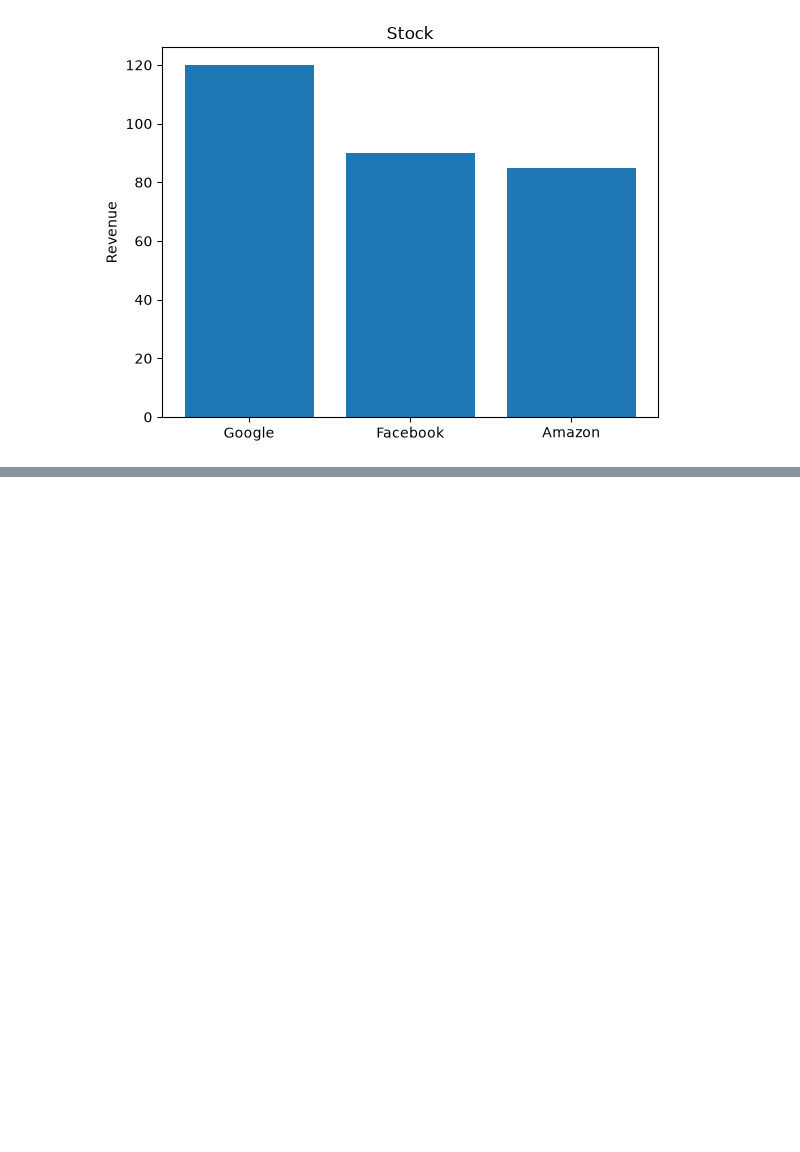
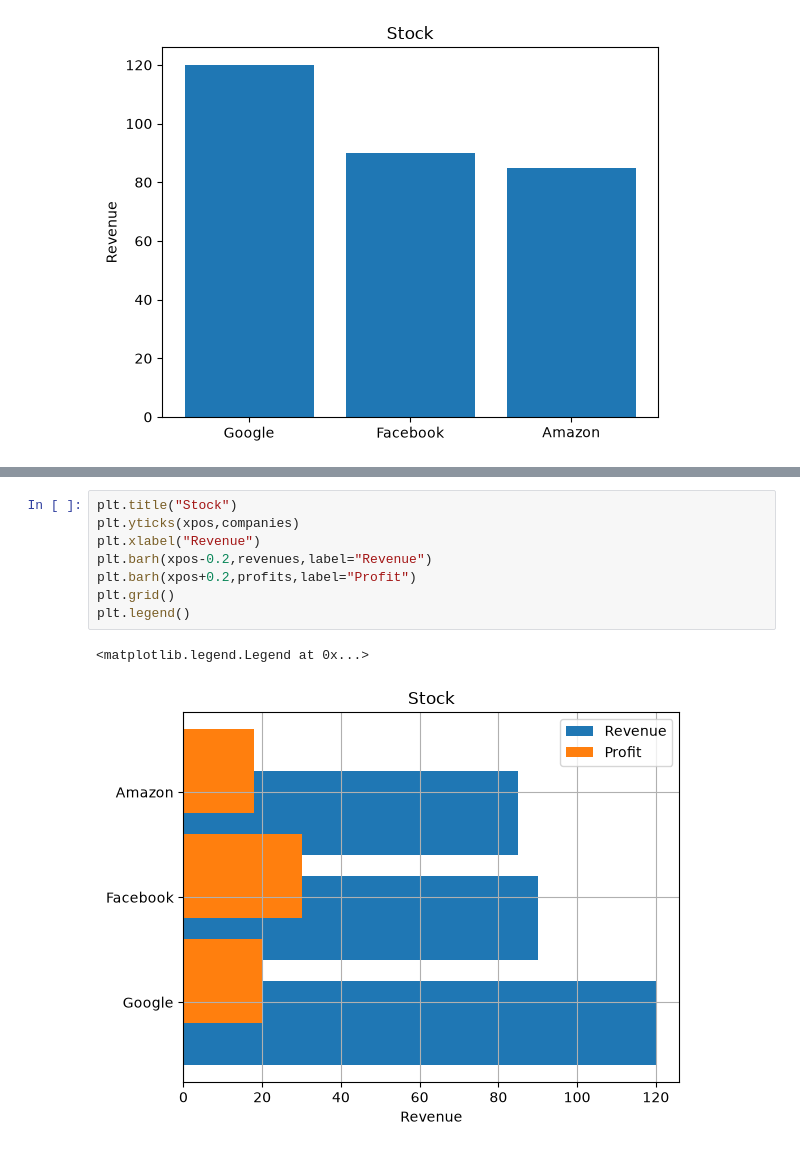
Before and after one commit to marshaale/learn-matplotlib, a Jupyter notebook: notebook.ipynb, the cells around one changed output, grey strips where cells are left out. Saved outputs shown, nothing was run; the diff lists cells and outputs as text; blank space fills up the shorter version.

```diff
--- a/notebook.ipynb
+++ b/notebook.ipynb
@@ -69,0 +81,11 @@ plt.xticks(xpos,companies)
+# %%
+plt.title("Stock")
+plt.yticks(xpos,companies)
+plt.xlabel("Revenue")
+plt.barh(xpos-0.2,revenues,label="Revenue")
+plt.barh(xpos+0.2,profits,label="Profit")
+plt.grid()
+plt.legend()
+# %% [output]
+<matplotlib.legend.Legend at 0x...>
+[figure, added]
```
Also changed, not shown: parts of 1 cell of this notebook.
